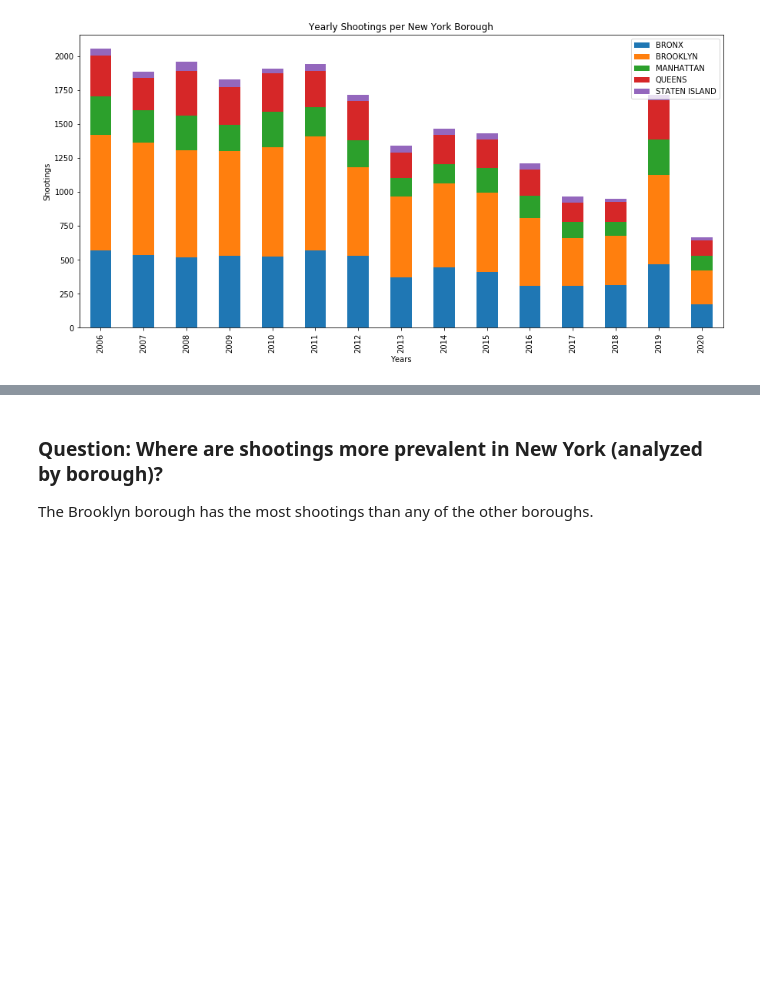
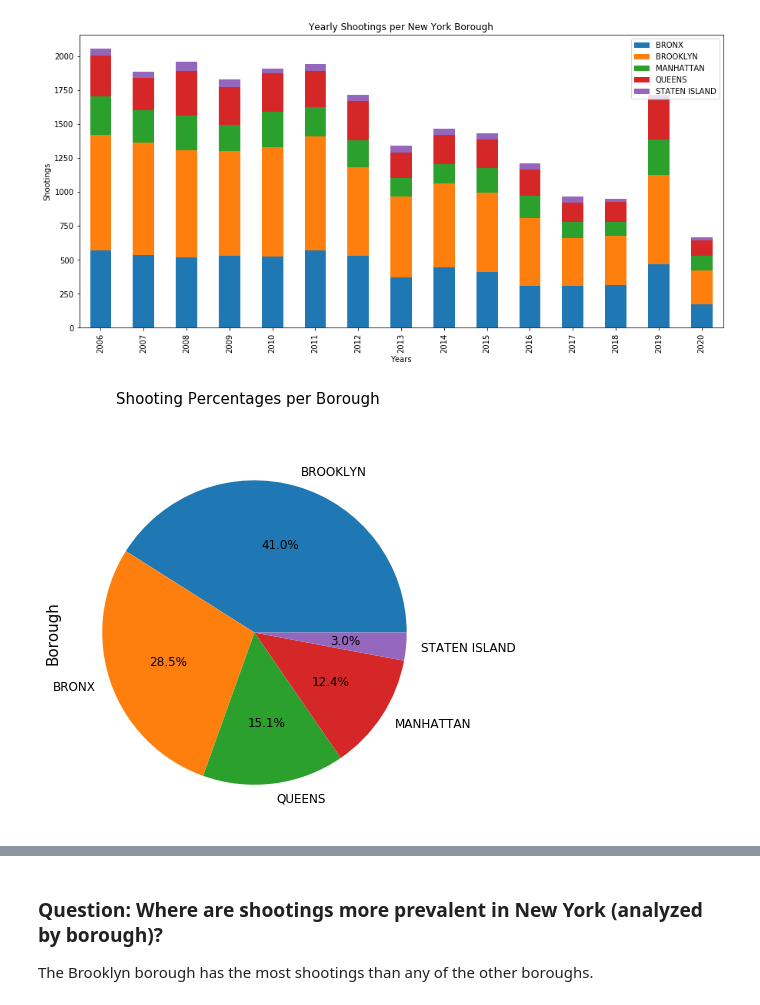
Before and after one commit to taftap8/CrimeProject, a Jupyter notebook: Crime Project - Final Data Analysis.ipynb, the cells around one changed output, grey strips where cells are left out. Cells and saved outputs as stored; diff of their text form; code cells hidden in the pictures; blank space fills up the shorter version.

```diff
--- a/Crime Project - Final Data Analysis.ipynb
+++ b/Crime Project - Final Data Analysis.ipynb
@@ -105,6 +105,18 @@ plt.savefig("Images/NYC_Shootings_Borough.png")
 plt.show()
 # %% [output]
 [figure]
+# %%
+# Shooting percentages per borough
+borough_shooting_pie = shooting_df.BORO.value_counts().plot(kind="pie",autopct='%1.1f%%',
+                                                            figsize=(7,7),fontsize=12)
+
+plt.ylabel("Borough",fontsize=15)
+plt.suptitle("Shooting Percentages per Borough",fontsize=15)
+
+# Save Shootings by Borough Image
+plt.savefig("Images/NYC_Shootings_BoroughPercentages.png")
+# %% [output]
+[figure, added]
 # %%
 # Store latitude and longitude in locations
 locations = shooting_df[["Latitude", "Longitude"]]
```
Also changed, not shown: parts of 3 cells of this notebook, 2 other files.
